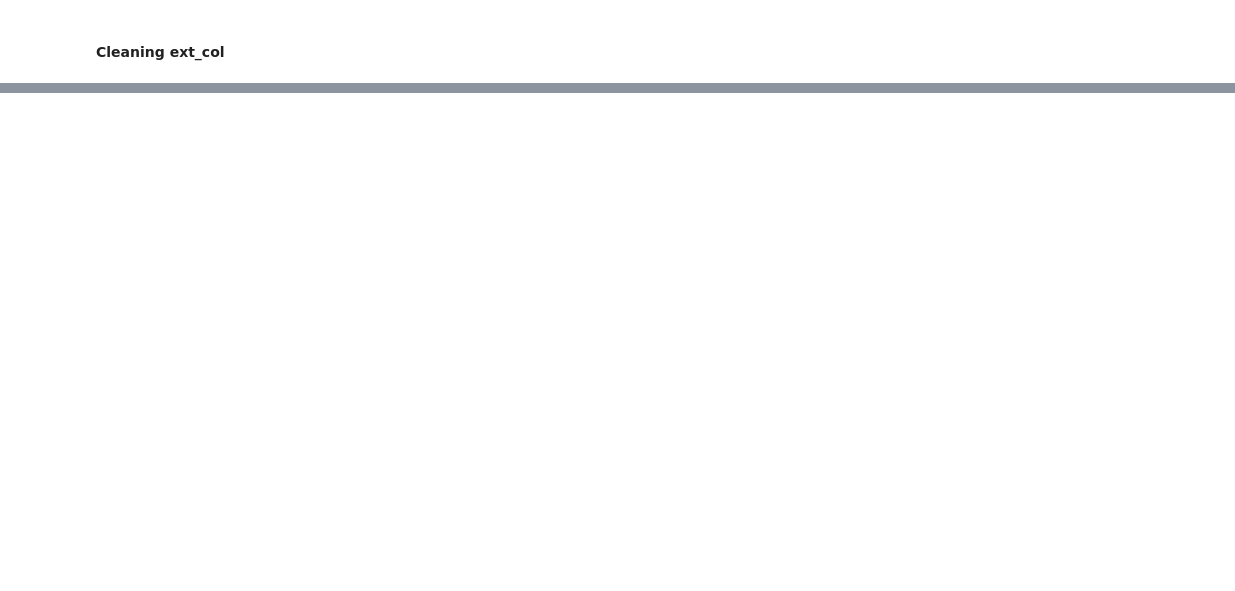
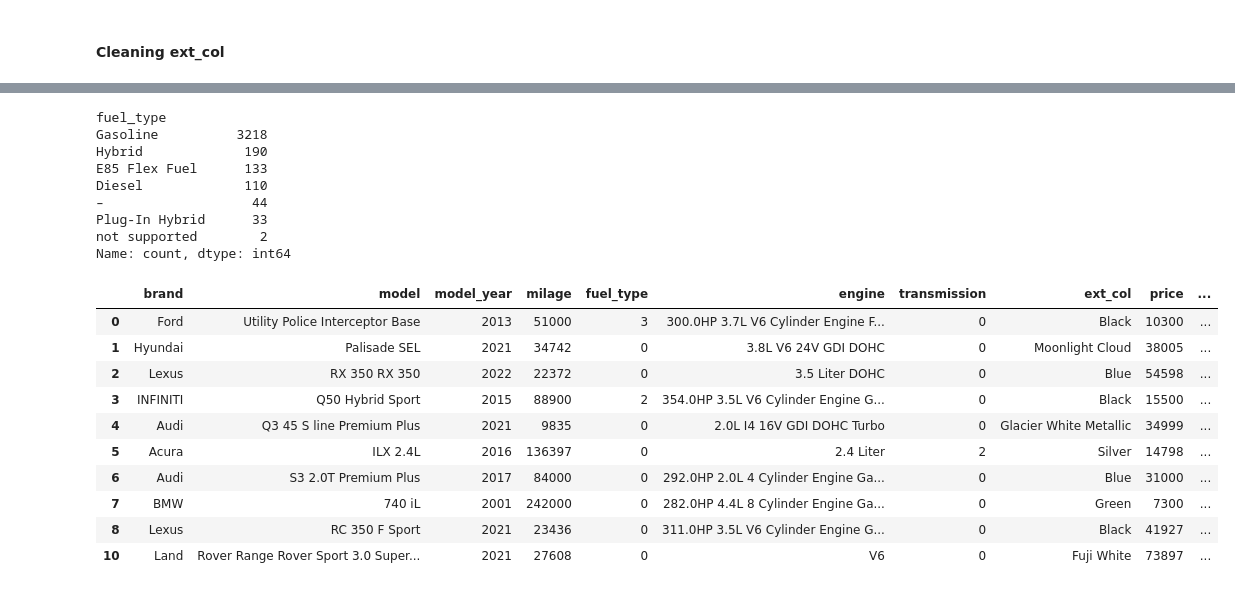
Before and after one commit to jiwenofu/Neural-Network-Project, a Jupyter notebook: ANN_Project.ipynb, the cells around one changed output, grey strips where cells are left out. Saved outputs shown, nothing was run; the diff lists cells and outputs as text; code cells hidden in the pictures; blank space fills up the shorter version.

Commit message:
Clean Fuel Type

```diff
--- a/ANN_Project.ipynb
+++ b/ANN_Project.ipynb
@@ -269,3 +269,43 @@ Gold                   41
 | 7 | BMW | 740 iL | 2001 | 242000 | Gasoline | 282.0HP 4.4L 8 Cylinder Engine Ga... | 0 | None reported | 7300 | ... |
 | 8 | Lexus | RC 350 F Sport | 2021 | 23436 | Gasoline | 311.0HP 3.5L V6 Cylinder Engine G... | 0 | None reported | 41927 | ... |
 | 10 | Land | Rover Range Rover Sport 3.0 Super... | 2021 | 27608 | Gasoline | V6 | 0 | None reported | 73897 | ... |
+# %%
+print(used_cars['fuel_type'].value_counts(dropna=False))
+
+def clean_fuel(value):
+    value = value.lower()
+    if 'gasoline' in value:
+        return 0
+    elif 'diesel' in value:
+        return 1
+    elif 'hybrid' in value:
+        return 2
+    elif 'e85 flex fuel' in value:
+        return 3
+    else:
+        return 4
+
+used_cars['fuel_type'] = used_cars['fuel_type'].apply(clean_fuel)
+
+used_cars.head(10)
+# %% [output]
+fuel_type
+Gasoline          3218
+Hybrid             190
+E85 Flex Fuel      133
+Diesel             110
+–                   44
+Plug-In Hybrid      33
+not supported        2
+Name: count, dtype: int64
+|  | brand | model | model_year | milage | fuel_type | engine | transmission | ext_col | price | ... |
+| 0 | Ford | Utility Police Interceptor Base | 2013 | 51000 | 3 | 300.0HP 3.7L V6 Cylinder Engine F... | 0 | Black | 10300 | ... |
+| 1 | Hyundai | Palisade SEL | 2021 | 34742 | 0 | 3.8L V6 24V GDI DOHC | 0 | Moonlight Cloud | 38005 | ... |
+| 2 | Lexus | RX 350 RX 350 | 2022 | 22372 | 0 | 3.5 Liter DOHC | 0 | Blue | 54598 | ... |
+| 3 | INFINITI | Q50 Hybrid Sport | 2015 | 88900 | 2 | 354.0HP 3.5L V6 Cylinder Engine G... | 0 | Black | 15500 | ... |
+| 4 | Audi | Q3 45 S line Premium Plus | 2021 | 9835 | 0 | 2.0L I4 16V GDI DOHC Turbo | 0 | Glacier White Metallic | 34999 | ... |
+| 5 | Acura | ILX 2.4L | 2016 | 136397 | 0 | 2.4 Liter | 2 | Silver | 14798 | ... |
+| 6 | Audi | S3 2.0T Premium Plus | 2017 | 84000 | 0 | 292.0HP 2.0L 4 Cylinder Engine Ga... | 0 | Blue | 31000 | ... |
+| 7 | BMW | 740 iL | 2001 | 242000 | 0 | 282.0HP 4.4L 8 Cylinder Engine Ga... | 0 | Green | 7300 | ... |
+| 8 | Lexus | RC 350 F Sport | 2021 | 23436 | 0 | 311.0HP 3.5L V6 Cylinder Engine G... | 0 | Black | 41927 | ... |
+| 10 | Land | Rover Range Rover Sport 3.0 Super... | 2021 | 27608 | 0 | V6 | 0 | Fuji White | 73897 | ... |
```
